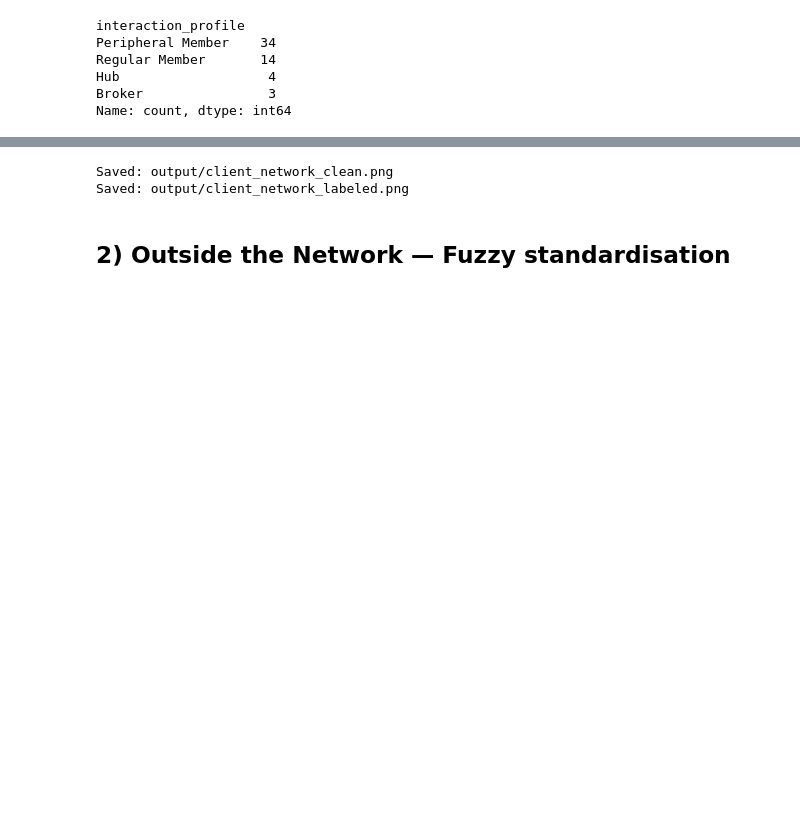
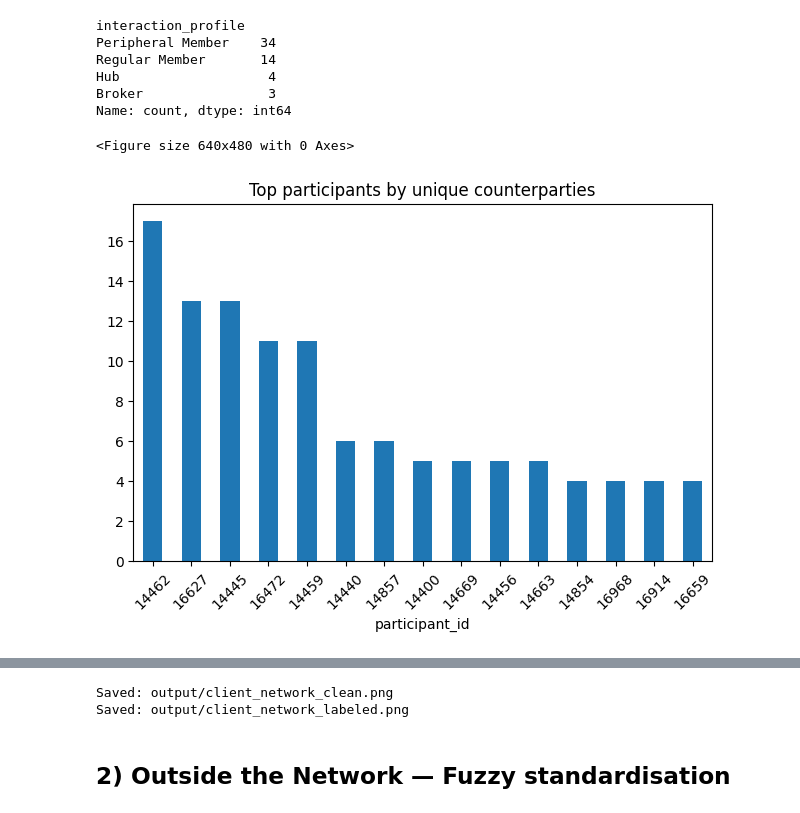
Before and after one commit to tmathusin/freemarket-ds-challenge, a Jupyter notebook: fmfx_solution.ipynb, the cells around one changed output, grey strips where cells are left out. Drawn from its saved outputs; the diff is of its cells as text; code cells hidden in the pictures; blank space fills up the shorter version.

```diff
--- a/fmfx_solution.ipynb
+++ b/fmfx_solution.ipynb
@@ -96,10 +96,13 @@ Hub                   4
 Broker                3
 Name: count, dtype: int64
 # %%
-# bar_top_series(top_p, 'participant_id', 'unique_counterparties', top_n=15,
-#                title='Top participants by unique counterparties')
+bar_top_series(top_p, 'participant_id', 'unique_counterparties', top_n=15,
+               title='Top participants by unique counterparties')
 # plt.show()
-# plot_network(flow_pairs.sample(min(len(flow_pairs), 500), random_state=42))
+# plot_network(flow_pairs)
+# %% [output]
+<Figure size 640x480 with 0 Axes>
+[figure, added]
 # %%
 nodes_df, edges_df, G = build_client_network(clients_df, accounts_df, transfers_df)
 display(nodes_df.head())
```
Also changed, not shown: 5 other files.
